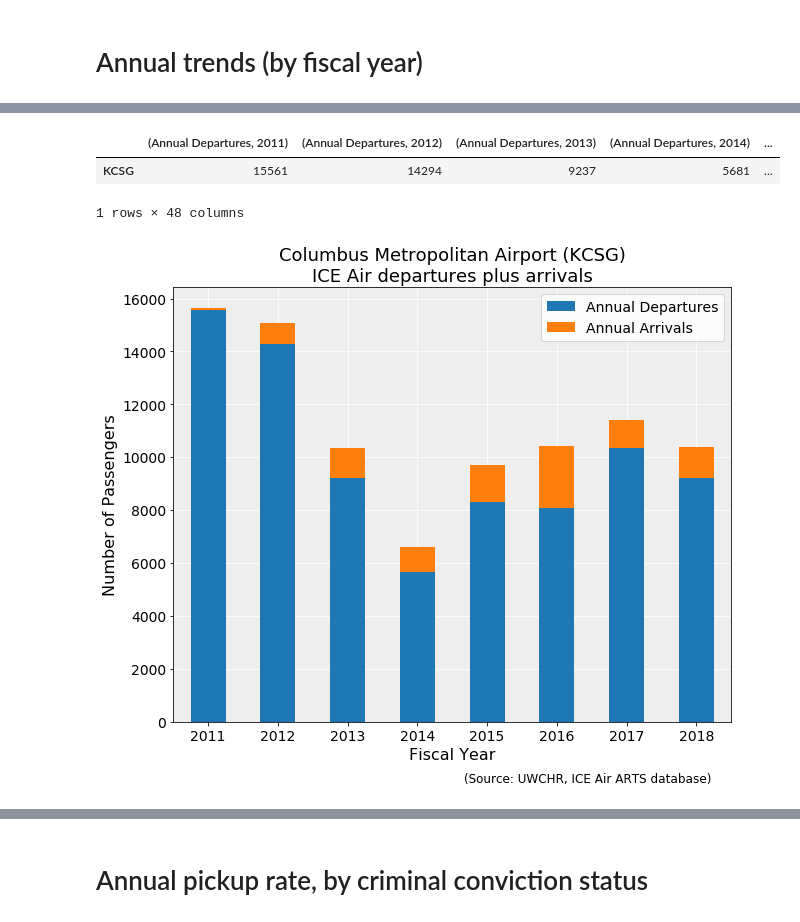
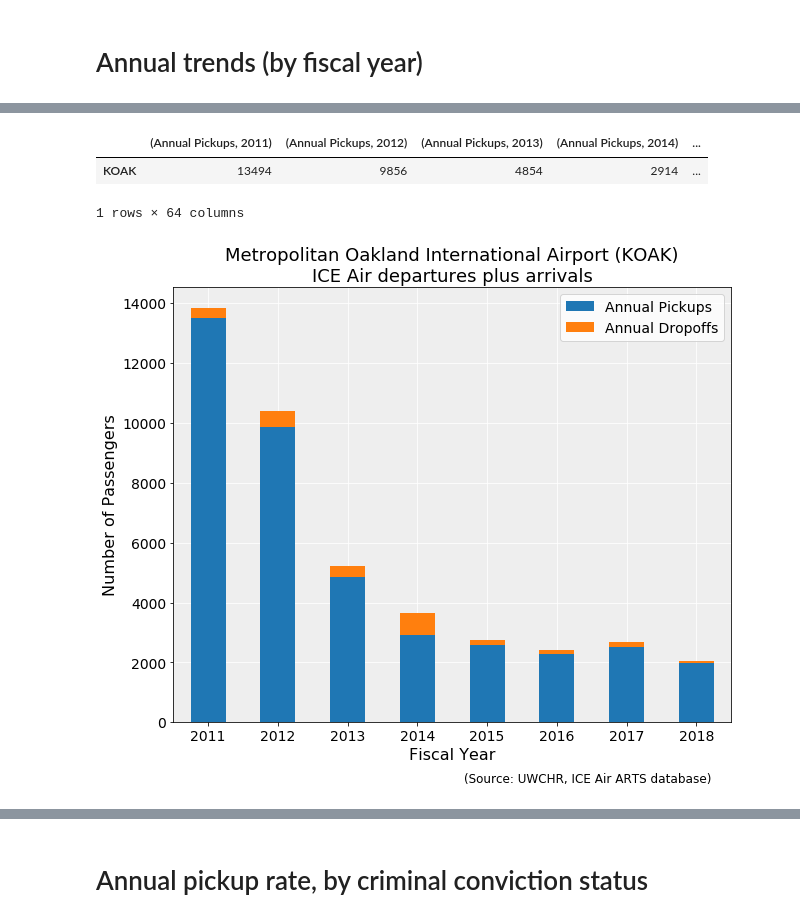
Before and after one commit to UWCHR/ice-air, a Jupyter notebook: analyze/note/airport.ipynb, the cells around one changed output, grey strips where cells are left out. Cells and saved outputs as stored; diff of their text form; code cells hidden in the pictures.

```diff
--- a/analyze/note/airport.ipynb
+++ b/analyze/note/airport.ipynb
@@ -55,7 +55,7 @@ with open('../input/airport_dict.yaml', 'r') as yamlfile:
 # Specific airport
 # %%
 # Select records for an airport represented in the database using its 4-character ICAO code
-airport = 'KCSG'
+airport = 'KOAK'
 # %%
 airport_name = airport_dict[airport]['AirportName']
 
@@ -107,6 +107,7 @@ annual_transfers = transfer_df['AlienMasterID'].resample('AS-OCT').nunique()
 annual_total = all_df['AlienMasterID'].resample('AS-OCT').nunique()
 annual_pickup_missions = pickup_df['MissionID'].resample('AS-OCT').nunique()
 annual_dropoff_missions = dropoff_df['MissionID'].resample('AS-OCT').nunique()
+annual_total_missions = all_df['MissionID'].resample('AS-OCT').nunique()
 
 # Various descriptive statistics for selected airport
 unique_pickups = len(set(pickup_df['AlienMasterID']))
@@ -167,4 +173,5 @@ annual_removals.rename('Total removals', inplace=True)
 annual_transfers.rename('Total transfers', inplace=True)
 annual_total.rename('Total passengers', inplace=True)
 annual_pickup_missions.rename('Total pickup missions', inplace=True)
-annual_dropoff_missions.rename('Total dropoff missions', inplace=True);
+annual_dropoff_missions.rename('Total dropoff missions', inplace=True)
+annual_total_missions.rename('Total missions', inplace=True)
@@ -171,11 +190,12 @@ annual_dropoff_missions.rename('Total dropoff missions', inplace=True);
 # %%
-annual_summary = pd.DataFrame({'Annual Departures': annual_pickups,
+annual_summary = pd.DataFrame({'Annual Pickups': annual_pickups,
               'Annual Pickup Missions': annual_pickup_missions,
-              'Annual Arrivals': annual_dropoffs,
-              'Annual Pickup Missions': annual_dropoff_missions,
+              'Annual Dropoffs': annual_dropoffs,
+              'Annual Dropoff Missions': annual_dropoff_missions,
               'Annual Removals': annual_removals,
               'Annual Transfers': annual_transfers,
-              'Annual Total': annual_total}, index=fy_index)
+              'Annual Total Passengers': annual_total,
+              'Annual Total Missions': annual_total_missions}, index=fy_index)
 # %%
 annual_summary.index = annual_summary.index.year+1
 annual_summary.index.name = 'Fiscal Year'
@@ -188,9 +208,9 @@ flat_summary.columns = flat_summary.columns.tolist()
 # %%
 flat_summary
 # %% [output]
-|  | (Annual Departures, 2011) | (Annual Departures, 2012) | (Annual Departures, 2013) | (Annual Departures, 2014) | ... |
-| KCSG | 15561 | 14294 | 9237 | 5681 | ... |
+|  | (Annual Pickups, 2011) | (Annual Pickups, 2012) | (Annual Pickups, 2013) | (Annual Pickups, 2014) | ... |
+| KOAK | 13494 | 9856 | 4854 | 2914 | ... |
-1 rows × 48 columns
+1 rows × 64 columns
 # %%
 annual_summary.to_csv(f'../output/{airport}_annual_summary.csv')
 # %%
@@ -222,12 +242,12 @@ def bar_chart(data, airport=str, airport_name=str, filename=str, title=str):
     plt.show()
     plt.close()
 # %%
-data = annual_summary[['Annual Departures', 'Annual Arrivals']]
+data = annual_summary[['Annual Pickups', 'Annual Dropoffs']]
 title = f'{airport_name} ({airport})\nICE Air departures plus arrivals'
 bar_chart(data, airport, airport_name, 'pickup-dropoff', title)
 plt.show()
 # %% [output]
-[figure, old version]
+[figure, new version]
 # %%
 data = annual_summary[['Annual Removals', 'Annual Transfers']]
 title = f'{airport_name} ({airport})\nICE Air removals plus transfers'
```
Also changed, not shown: parts of 31 cells of this notebook, 1 other file.
